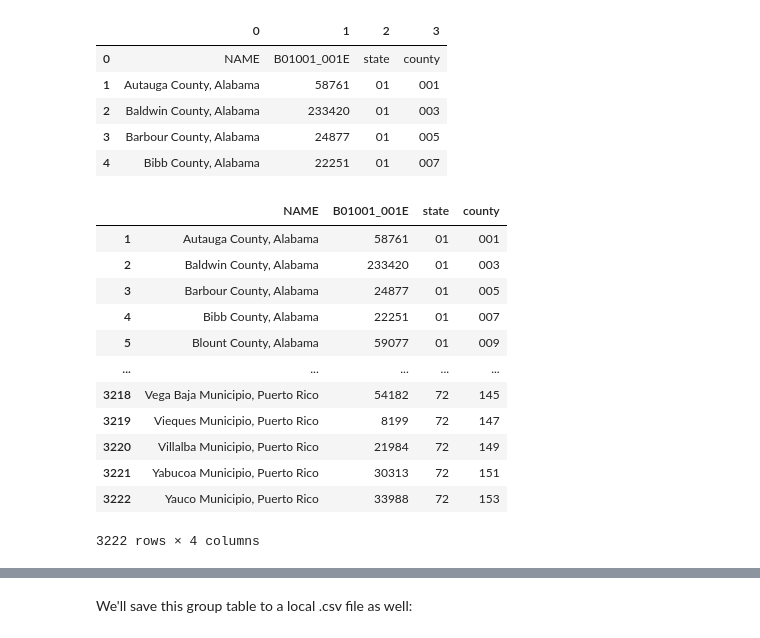
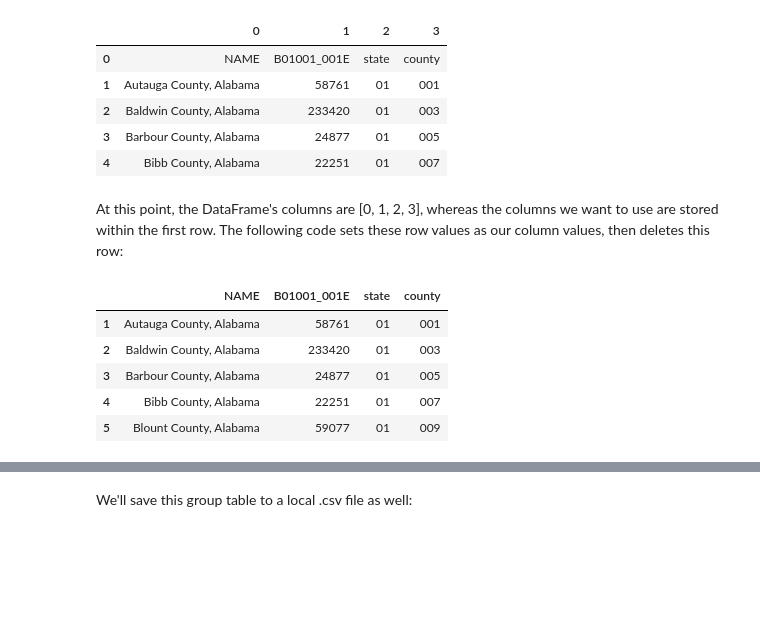
Before and after one commit to kburchfiel/pfn_2, a Jupyter notebook: Census_Data_Imports/census_data_imports.ipynb, the cells around one changed output, grey strips where cells are left out. Saved outputs shown, nothing was run; the diff lists cells and outputs as text; code cells hidden in the pictures; blank space fills up the shorter version.

```diff
--- a/Census_Data_Imports/census_data_imports.ipynb
+++ b/Census_Data_Imports/census_data_imports.ipynb
@@ -125,6 +81,6 @@ I wanted to introduce the requests library here because you'll likely find it us
 # %%
 df_results = pd.read_json(
-    f'https://api.census.gov/data/2022/\
+    f'https://api.census.gov/data/{latest_acs5_year}/\
 acs/acs5?get=NAME,B01001_001E&for=county:*&key={key}')
 # read_json documentation:
 # https://pandas.pydata.org/pandas-docs/stable/reference/api/pandas.read_json.html
@@ -136,28 +92,18 @@ df_results.head()
 | 2 | Baldwin County, Alabama | 233420 | 01 | 003 |
 | 3 | Barbour County, Alabama | 24877 | 01 | 005 |
 | 4 | Bibb County, Alabama | 22251 | 01 | 007 |
+# %% [markdown]
+At this point, the DataFrame's columns are [0, 1, 2, 3], whereas the columns we want to use are stored within the first row. The following code sets these row values as our column values, then deletes this row:
 # %%
-# At this point, the DataFrame's columns are [0, 1, 2, 3], whereas the columns
-# we want to use are stored within the first row. The following code
-# sets these row values as our column values, then deletes this row:
-
 df_results.columns = df_results.iloc[0]
 df_results.drop(0, inplace = True)
-df_results
 
-df_results
+df_results.head()
 # %% [output]
 |  | NAME | B01001_001E | state | county |
 | 1 | Autauga County, Alabama | 58761 | 01 | 001 |
 | 2 | Baldwin County, Alabama | 233420 | 01 | 003 |
 | 3 | Barbour County, Alabama | 24877 | 01 | 005 |
 | 4 | Bibb County, Alabama | 22251 | 01 | 007 |
 | 5 | Blount County, Alabama | 59077 | 01 | 009 |
-| ... | ... | ... | ... | ... |
-| 3218 | Vega Baja Municipio, Puerto Rico | 54182 | 72 | 145 |
-| 3219 | Vieques Municipio, Puerto Rico | 8199 | 72 | 147 |
-| 3220 | Villalba Municipio, Puerto Rico | 21984 | 72 | 149 |
-| 3221 | Yabucoa Municipio, Puerto Rico | 30313 | 72 | 151 |
-| 3222 | Yauco Municipio, Puerto Rico | 33988 | 72 | 153 |
-3222 rows × 4 columns
 # %% [markdown]
```
Also changed, not shown: parts of 46 cells of this notebook, 3 other files.
